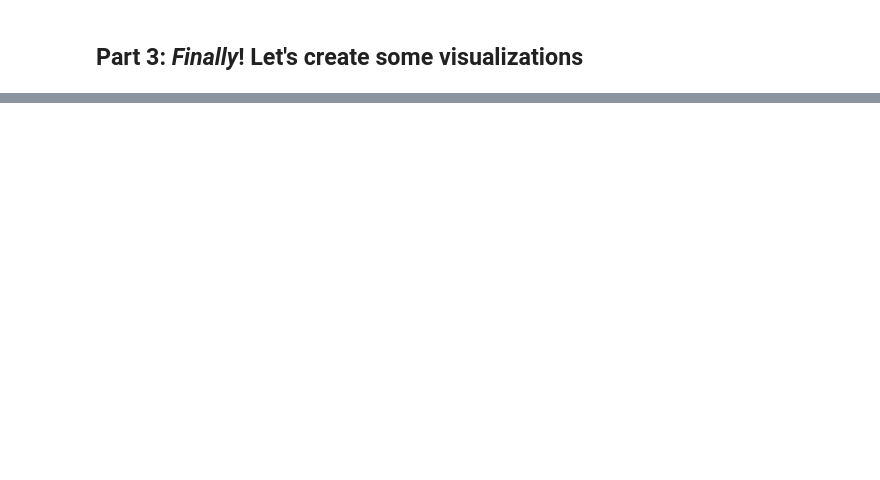
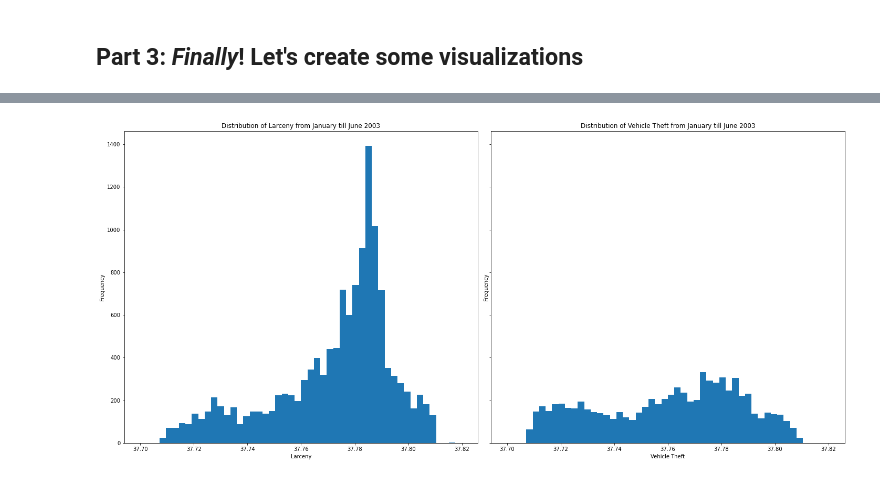
Before and after one commit to player1s/SocialDataWithTheBESTGroupEver, a Jupyter notebook: lectures/Week3.ipynb, the cells around one changed output, grey strips where cells are left out. Cells and saved outputs as stored; diff of their text form; code cells hidden in the pictures; blank space fills up the shorter version.

```diff
--- a/lectures/Week3.ipynb
+++ b/lectures/Week3.ipynb
@@ -96,0 +249,35 @@ To find the text, you will need to go to **DTU Learn**. It's under "Course conte
+# %%
+# 3.1 histograms
+
+vehicle_theft = police_incidence_reports_2003_till_2017.loc[police_incidence_reports_2003_till_2017['Category']\
+    .isin(['VEHICLE THEFT'])].sort_values(['Datetime'])
+
+vehicle_theft_2003_jan_till_jun = vehicle_theft.loc[(vehicle_theft['Datetime'] >= '01-01-2003 00:00:00') & \
+    (vehicle_theft['Datetime'] <= '30-06-2003 23:59:59')]
+
+larceny_theft_2003_jan_till_jun = larceny_theft.loc[(larceny_theft['Datetime'] >= '01-01-2003 00:00:00') & \
+    (larceny_theft['Datetime'] <= '30-06-2003 23:59:59')]
+
+# plot
+fig, axs = plt.subplots(nrows=1, ncols=2, figsize=(20, 10), sharex=True, sharey=True)
+
+min_latitude_larceny = larceny_theft_2003_jan_till_jun['Y'].min()
+max_latitude_larceny = larceny_theft_2003_jan_till_jun['Y'].max()
+
+axs[0].hist(larceny_theft_2003_jan_till_jun['Y'], bins = 50, range = (37.7, 37.82))
+axs[0].set_title('Distribution of Larceny from January till June 2003')
+axs[0].set_xlabel('Larceny')
+axs[0].set_ylabel('Frequency')
+
+min_latitude_vehicle_theft = vehicle_theft_2003_jan_till_jun['Y'].min()
+max_latitude_vehicle_theft = vehicle_theft_2003_jan_till_jun['Y'].max()
+
+axs[1].hist(vehicle_theft_2003_jan_till_jun['Y'], bins = 50, range = (37.7, 37.82))
+axs[1].set_title('Distribution of Vehicle Theft from January till June 2003')
+axs[1].set_xlabel('Vehicle Theft')
+axs[1].set_ylabel('Frequency')
+
+fig.tight_layout(rect=[0, 0.03, 1, 0.95])
+plt.show()
+# %% [output]
+[figure, added]
```
Also changed, not shown: parts of 16 cells of this notebook.
